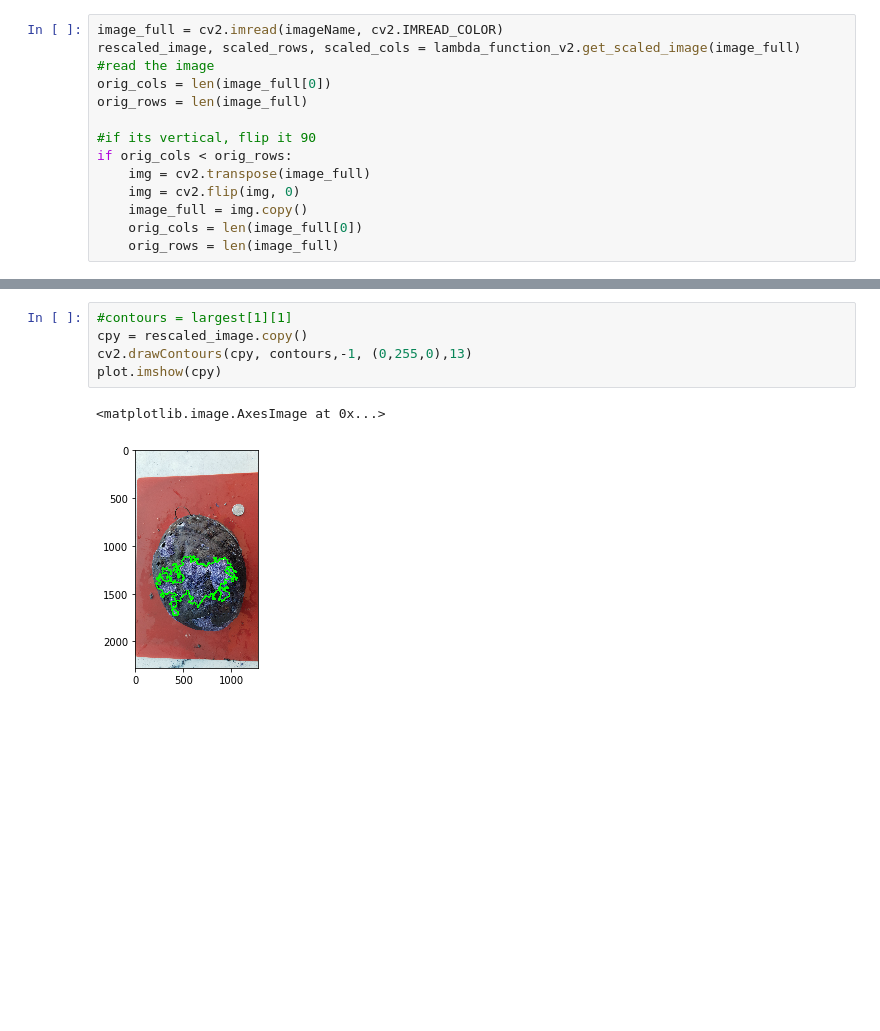
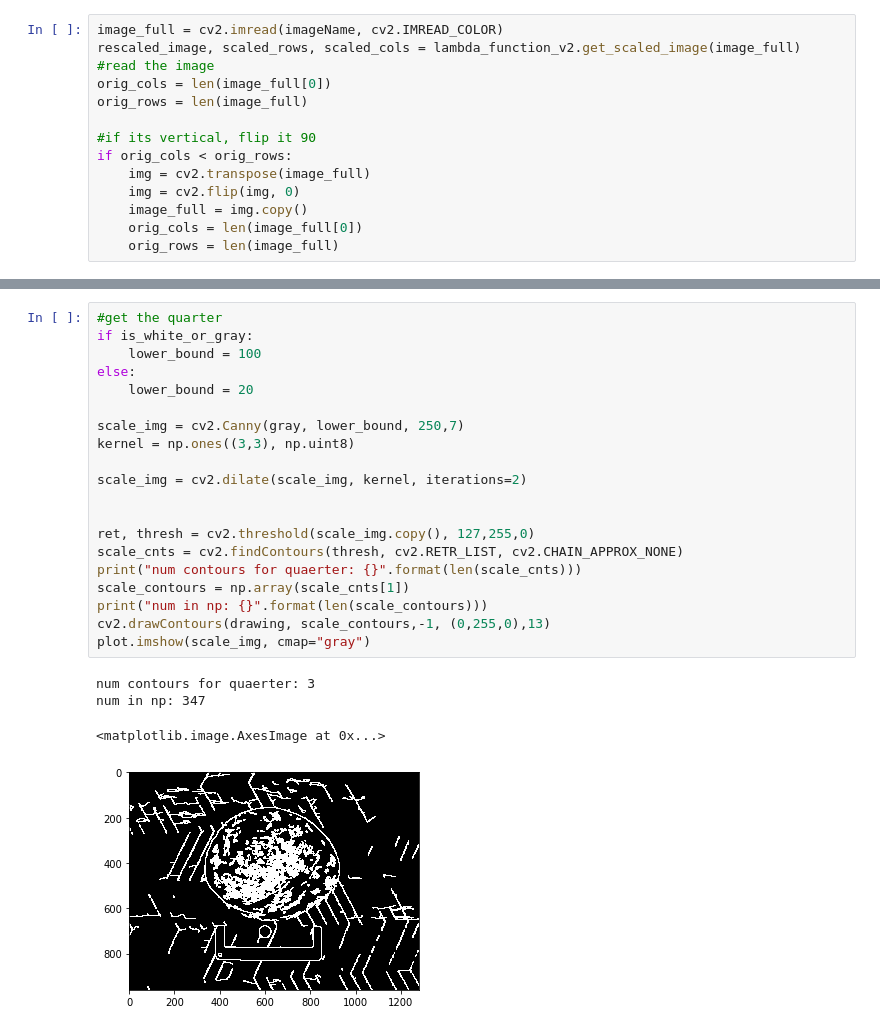
Before and after one commit to mcclintock-lab/ocean-ruler-python, a Jupyter notebook: AbaloneTester.ipynb, the cells around one changed output, grey strips where cells are left out. Saved outputs shown, nothing was run; the diff lists cells and outputs as text; blank space fills up the shorter version.

```diff
--- a/AbaloneTester.ipynb
+++ b/AbaloneTester.ipynb
@@ -188,8 +154,25 @@ contours = np.array(target_contour)
-# %%
-#contours = largest[1][1]
-cpy = rescaled_image.copy()
-cv2.drawContours(cpy, contours,-1, (0,255,0),13)
-plot.imshow(cpy)
-# %% [output]
-<matplotlib.image.AxesImage at 0x...>
-[figure, removed]
+# %%
+#get the quarter
+if is_white_or_gray:
+    lower_bound = 100
+else:
+    lower_bound = 20
+
+scale_img = cv2.Canny(gray, lower_bound, 250,7)
+kernel = np.ones((3,3), np.uint8)
+
+scale_img = cv2.dilate(scale_img, kernel, iterations=2)
+
+
+ret, thresh = cv2.threshold(scale_img.copy(), 127,255,0)
+scale_cnts = cv2.findContours(thresh, cv2.RETR_LIST, cv2.CHAIN_APPROX_NONE)
+print("num contours for quaerter: {}".format(len(scale_cnts)))
+scale_contours = np.array(scale_cnts[1])
+print("num in np: {}".format(len(scale_contours)))
+cv2.drawContours(drawing, scale_contours,-1, (0,255,0),13)
+plot.imshow(scale_img, cmap="gray")
+# %% [output]
+num contours for quaerter: 3
+num in np: 347
+<matplotlib.image.AxesImage at 0x...>
+[figure, added]
```
Also changed, not shown: parts of 9 cells of this notebook, 1 other file.
